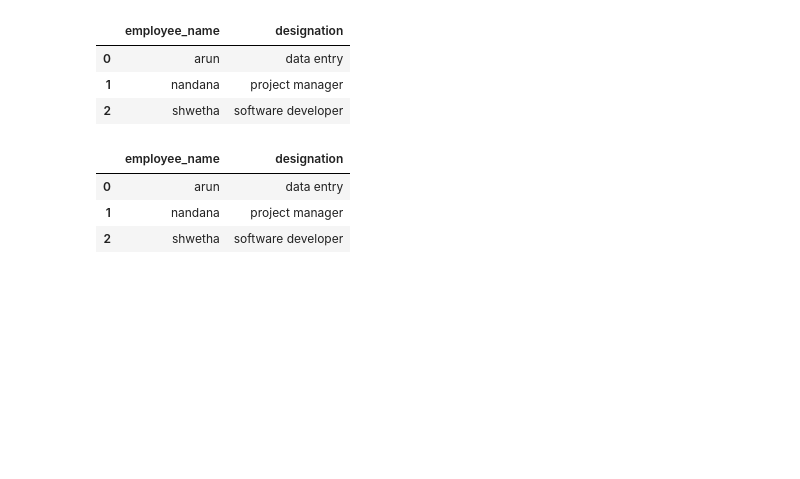
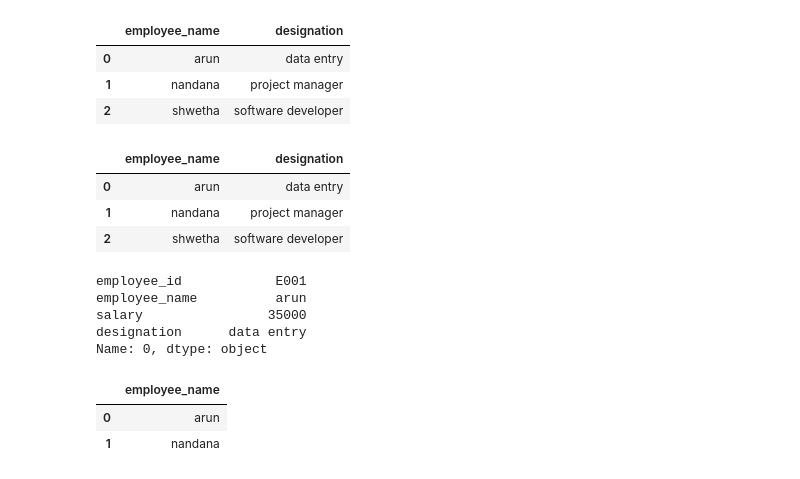
Before and after one commit to Nandanalinson/Python-core-concepts, a Jupyter notebook: day39/pandas.ipynb, the cells around one changed output. Cells and saved outputs as stored; diff of their text form; code cells hidden in the pictures; blank space fills up the shorter version.

```diff
--- a/day39/pandas.ipynb
+++ b/day39/pandas.ipynb
@@ -223,3 +215,17 @@ df5.iloc[0:3,[1,3]]
 | 0 | arun | data entry |
 | 1 | nandana | project manager |
 | 2 | shwetha | software developer |
+# %%
+df5.iloc[0]
+# %% [output]
+employee_id            E001
+employee_name          arun
+salary                35000
+designation      data entry
+Name: 0, dtype: object
+# %%
+df5.iloc[0:2,[1]]
+# %% [output]
+|  | employee_name |
+| 0 | arun |
+| 1 | nandana |
```
Also changed, not shown: parts of 9 cells of this notebook.
